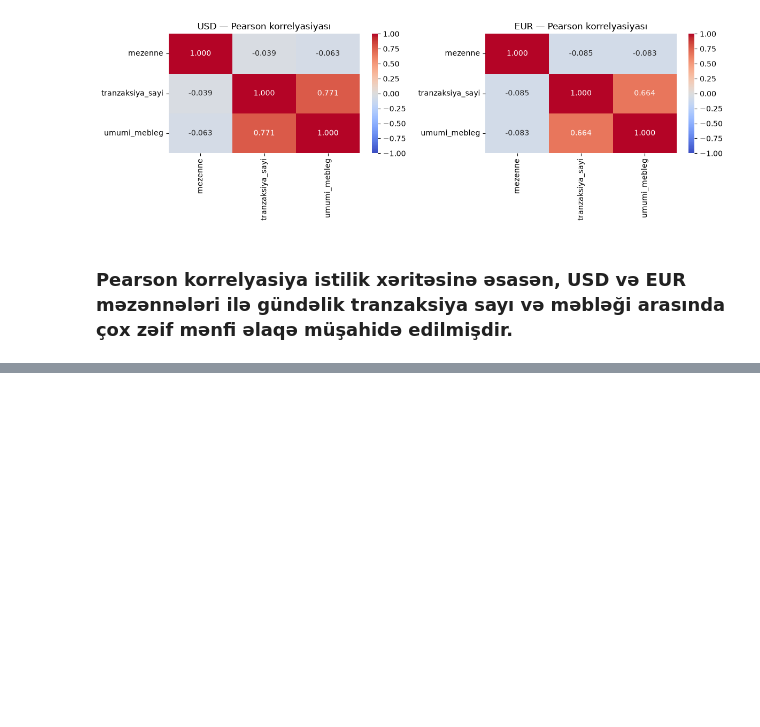
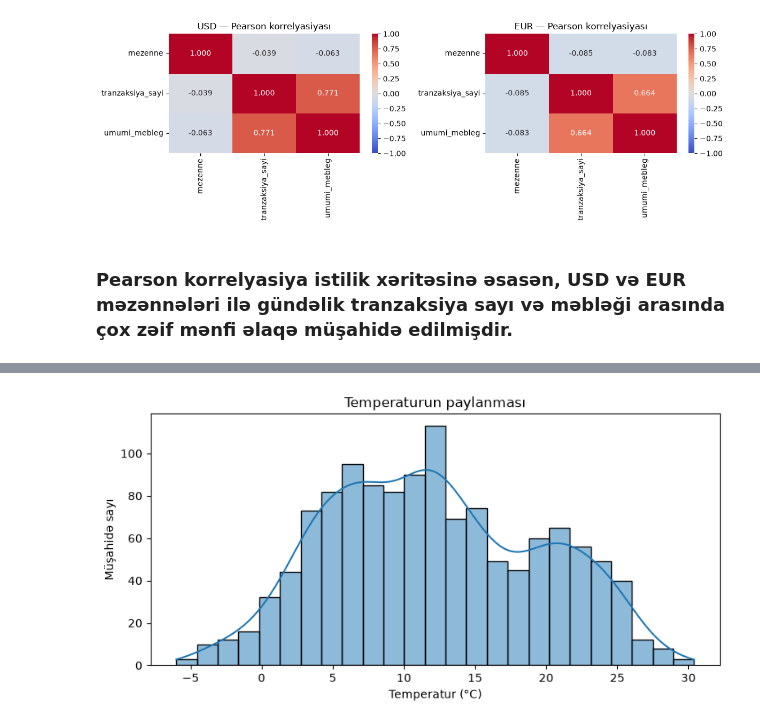
Before and after one commit to mashadiyevasabina/Bank_Analysis, a Jupyter notebook: notebooks/3_Gold/06_Statistics_EDA.ipynb, the cells around one changed output, grey strips where cells are left out. Saved outputs shown, nothing was run; the diff lists cells and outputs as text; code cells hidden in the pictures; blank space fills up the shorter version.

```diff
--- a/notebooks/3_Gold/06_Statistics_EDA.ipynb
+++ b/notebooks/3_Gold/06_Statistics_EDA.ipynb
@@ -745,0 +749,14 @@ plt.show()
+# %%
+weather_df = pd.read_sql_table("transactions", engine, schema="silver")
+
+weather_df["date"] = pd.to_datetime(weather_df["date"])
+
+temp_df = weather_df.groupby(
+    ["date", "city"]
+).agg(
+    temperatur=("temperature_2m_mean", "mean"),
+    tranzaksiya_sayi=("transaction_id", "count")
+   ).reset_index()
+
+display(temp_df.head(10))
+print("Cədvəlin ölçüsü:", temp_df.shape)
@@ -745,0 +836,12 @@ plt.show()
+# %%
+plt.figure(figsize=(9, 4))
+
+sns.histplot(temp_df["temperatur"], bins=25, kde=True)
+
+plt.title("Temperaturun paylanması")
+plt.xlabel("Temperatur (°C)")
+plt.ylabel("Müşahidə sayı")
+
+plt.show()
+# %% [output]
+[figure, added]
```
Also changed, not shown: parts of 12 cells of this notebook.
